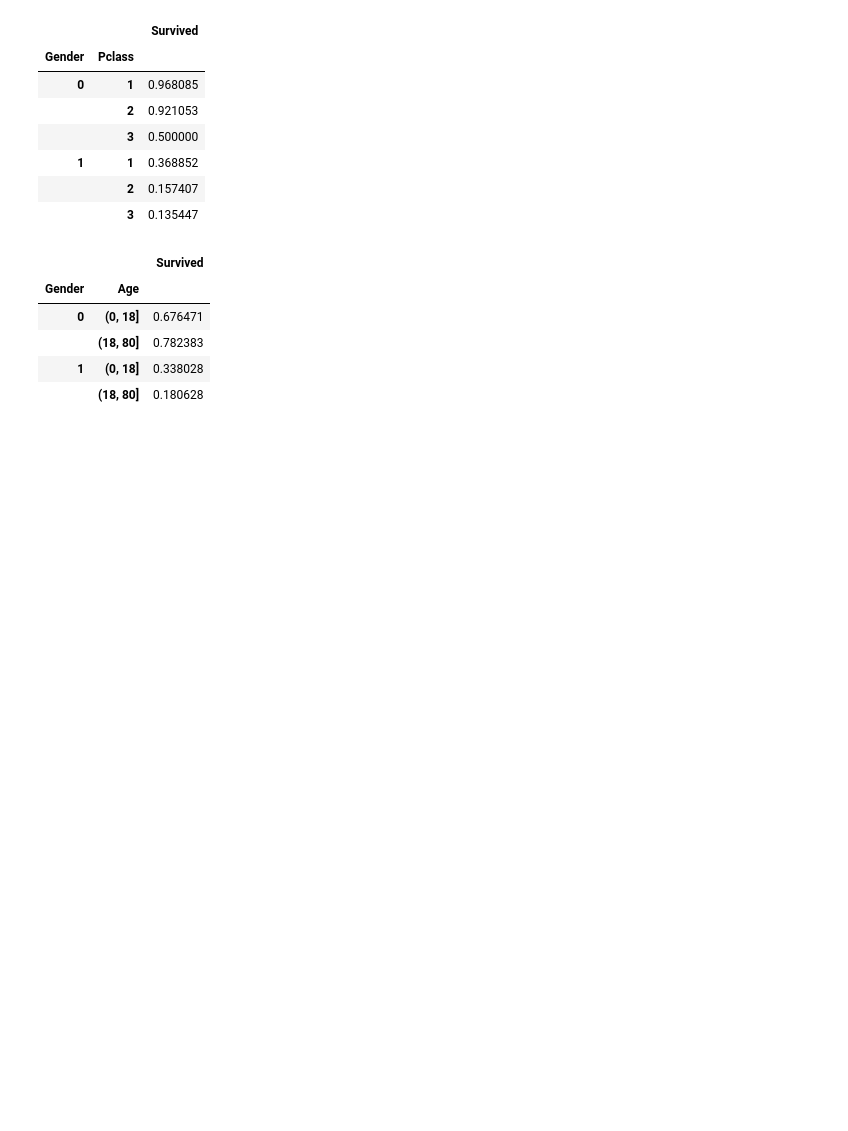
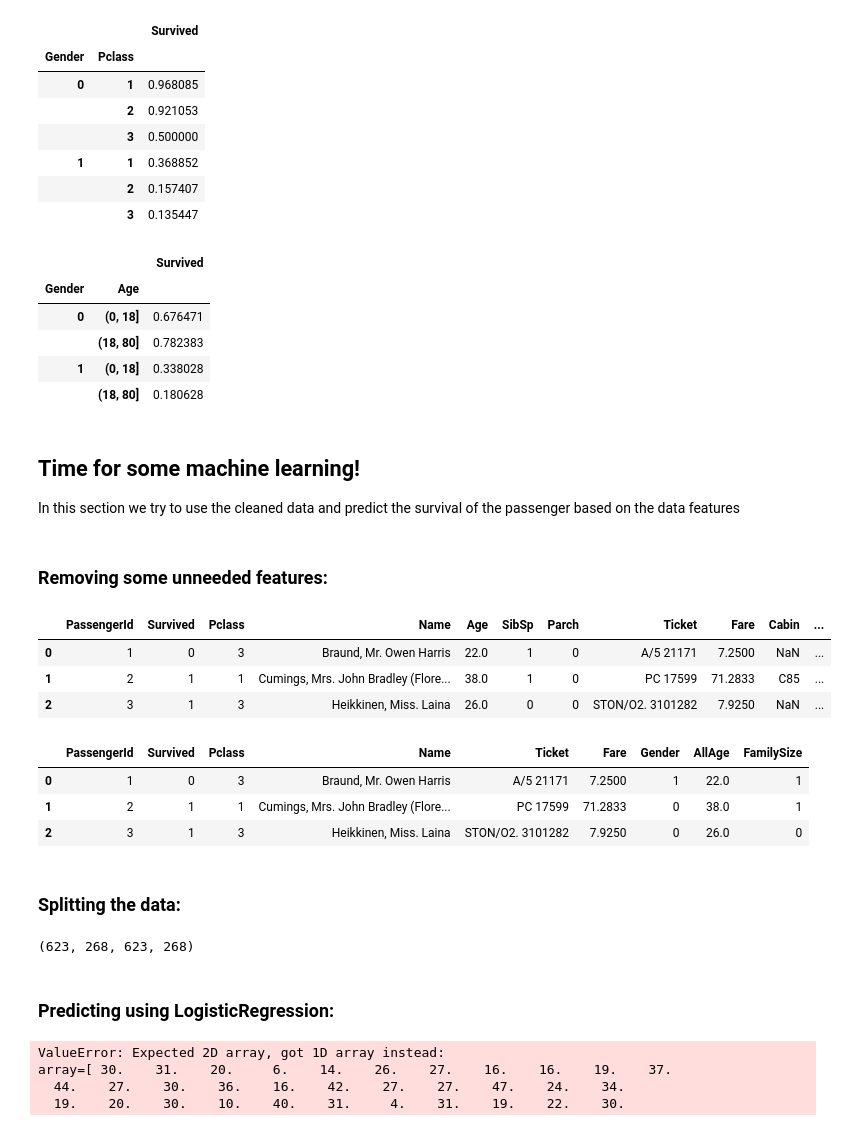
Before and after one commit to salexln/introduction_to_pandas, a Jupyter notebook: src/inproduction_to_pandas.ipynb, the cells around one changed output. Saved outputs shown, nothing was run; the diff lists cells and outputs as text; code cells hidden in the pictures; blank space fills up the shorter version.

```diff
--- a/src/inproduction_to_pandas.ipynb
+++ b/src/inproduction_to_pandas.ipynb
@@ -359,0 +365,69 @@ pd.pivot_table(df,index=['Gender', age], values=['Survived'], aggfunc=np.mean)
+# %% [markdown]
+## Time for some machine learning!
+In this section we try to use the cleaned data and predict the survival of the passenger based on the data features
+# %% [markdown]
+### Removing some unneeded features:
+# %%
+# needed to be deleted
+df.head(3)
+# %% [output]
+|  | PassengerId | Survived | Pclass | Name | Age | SibSp | Parch | Ticket | Fare | Cabin | ... |
+| 0 | 1 | 0 | 3 | Braund, Mr. Owen Harris | 22.0 | 1 | 0 | A/5 21171 | 7.2500 | NaN | ... |
+| 1 | 2 | 1 | 1 | Cumings, Mrs. John Bradley (Flore... | 38.0 | 1 | 0 | PC 17599 | 71.2833 | C85 | ... |
+| 2 | 3 | 1 | 3 | Heikkinen, Miss. Laina | 26.0 | 0 | 0 | STON/O2. 3101282 | 7.9250 | NaN | ... |
+# %%
+# try to remove them all at once
+df = df.drop(['Cabin', 'Embarked'], axis=1)
+df = df.drop(['Age', 'SibSp'], axis=1)
+df = df.drop(['Parch'], axis=1)
+
+df.head(3)
+# %% [output]
+|  | PassengerId | Survived | Pclass | Name | Ticket | Fare | Gender | AllAge | FamilySize |
+| 0 | 1 | 0 | 3 | Braund, Mr. Owen Harris | A/5 21171 | 7.2500 | 1 | 22.0 | 1 |
+| 1 | 2 | 1 | 1 | Cumings, Mrs. John Bradley (Flore... | PC 17599 | 71.2833 | 0 | 38.0 | 1 |
+| 2 | 3 | 1 | 3 | Heikkinen, Miss. Laina | STON/O2. 3101282 | 7.9250 | 0 | 26.0 | 0 |
+# %% [markdown]
+### Splitting the data:
+# %%
+from sklearn.model_selection import train_test_split
+
+# X is all the features we want to predict on
+X = df.drop(['Survived', 'PassengerId', 'Name'], axis=1)
+
+# y is the feature we want to be predicted
+y = df['Survived']
+
+X_train, X_test, y_train, y_test = train_test_split(X, y, test_size=0.3, random_state=42)
+
+len(X_train), len(X_test), len(y_train), len(y_test)
+# %% [output]
+(623, 268, 623, 268)
+# %% [markdown]
+### Predicting using  LogisticRegression:
+# %%
+from sklearn.naive_bayes import GaussianNB
+from sklearn.metrics import accuracy_score
+
+# gaussianNB = GaussianNB()
+# gaussianNB.fit(X_train, y_train)
+
+# y_prediction = gaussianNB(X_test)
+
+# acc_gaussian = round(accuracy_score(y_prediction, y_test) * 100, 2)
+
+from sklearn.linear_model import LogisticRegression
+
+logreg = LogisticRegression()
+# logreg.fit(X_train, y_train)
+predictors = ['AllAge']
+logreg.fit(df[predictors], df['Survived'])
+# y_prediction = logreg(X_test['AllAge'])
+y_pred = logreg.predict(X_test['AllAge'])
+# acc_gaussian = round(accuracy_score(y_prediction, y_test) * 100, 2)
+# logreg.score(X_test['AllAge'], y_test)
+# %% [output]
+ValueError: Expected 2D array, got 1D array instead:
+array=[ 30.    31.    20.     6.    14.    26.    27.    16.    16.    19.    37.
+  44.    27.    30.    36.    16.    42.    27.    27.    47.    24.    34.
+  19.    20.    30.    10.    40.    31.     4.    31.    19.    22.    30.
```
Also changed, not shown: parts of 7 cells of this notebook.
